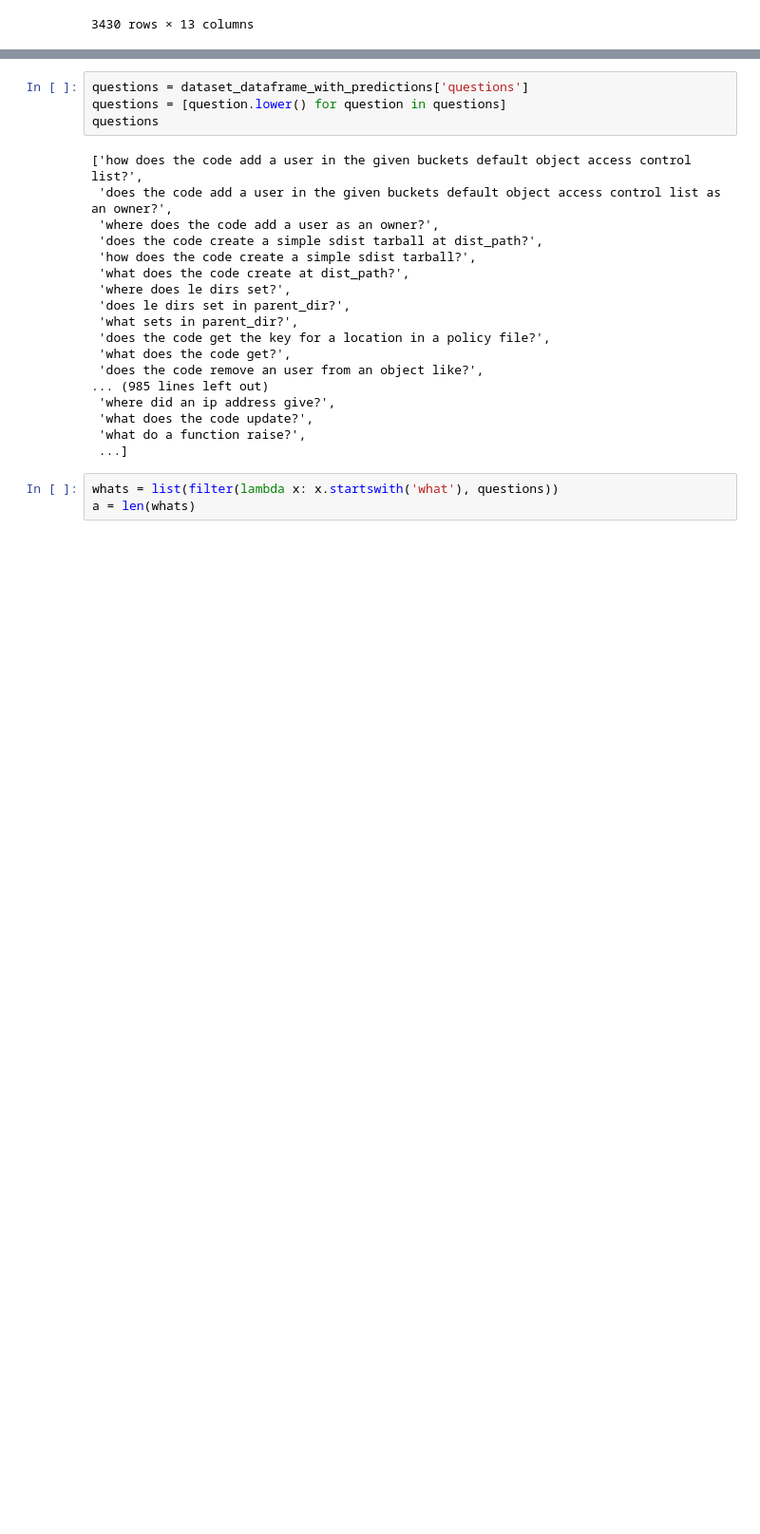
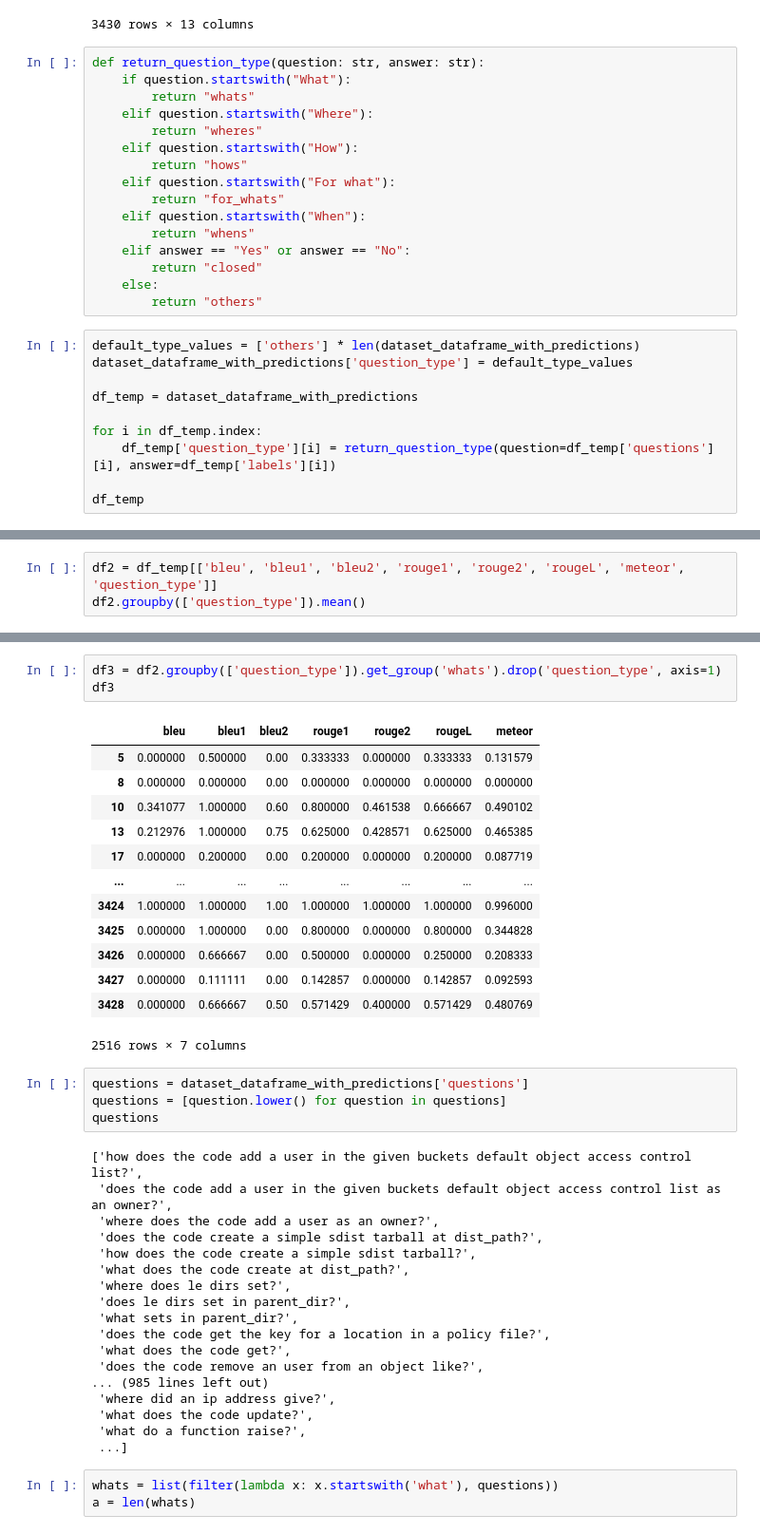
Before and after one commit to arsemi337/question-answering, a Jupyter notebook: generative-qa/notebooks/python/python_bart-uncased_1.ipynb, the cells around one changed output, grey strips where cells are left out. Shown at 95% size. Saved outputs shown, nothing was run; the diff lists cells and outputs as text; blank space fills up the shorter version.

```diff
--- a/generative-qa/notebooks/python/python_bart-uncased_1.ipynb
+++ b/generative-qa/notebooks/python/python_bart-uncased_1.ipynb
@@ -618,3 +618,29 @@ dataset_dataframe_with_predictions
 | 3428 | 3428 | 3428 | What does the code perform? | def lookupNameservers name timeou... | an ns record lookup | a record lookup | 0.0 | 0.666667 | 0.5 | 0.571429 | ... |
 | 3429 | 3429 | 3429 | Does applying the filter twice ch... | def test_idempotent dirty u'<span... | No | No | 0.0 | 1.000000 | 0.0 | 1.000000 | ... |
 3430 rows × 13 columns
+# %%
+def return_question_type(question: str, answer: str):
+    if question.startswith("What"):
+        return "whats"
+    elif question.startswith("Where"):
+        return "wheres"
+    elif question.startswith("How"):
+        return "hows"
+    elif question.startswith("For what"):
+        return "for_whats"
+    elif question.startswith("When"):
+        return "whens"
+    elif answer == "Yes" or answer == "No":
+        return "closed"
+    else:
+        return "others"
+# %%
+default_type_values = ['others'] * len(dataset_dataframe_with_predictions)
+dataset_dataframe_with_predictions['question_type'] = default_type_values
+
+df_temp = dataset_dataframe_with_predictions
+
+for i in df_temp.index:
+    df_temp['question_type'][i] = return_question_type(question=df_temp['questions'][i], answer=df_temp['labels'][i])
+
+df_temp
@@ -620,0 +678,3 @@ dataset_dataframe_with_predictions
+# %%
+df2 = df_temp[['bleu', 'bleu1', 'bleu2', 'rouge1', 'rouge2', 'rougeL', 'meteor', 'question_type']]
+df2.groupby(['question_type']).mean()
@@ -621,3 +691,20 @@ dataset_dataframe_with_predictions
+# %%
+df3 = df2.groupby(['question_type']).get_group('whats').drop('question_type', axis=1)
+df3
+# %% [output]
+|  | bleu | bleu1 | bleu2 | rouge1 | rouge2 | rougeL | meteor |
+| 5 | 0.000000 | 0.500000 | 0.00 | 0.333333 | 0.000000 | 0.333333 | 0.131579 |
+| 8 | 0.000000 | 0.000000 | 0.00 | 0.000000 | 0.000000 | 0.000000 | 0.000000 |
+| 10 | 0.341077 | 1.000000 | 0.60 | 0.800000 | 0.461538 | 0.666667 | 0.490102 |
+| 13 | 0.212976 | 1.000000 | 0.75 | 0.625000 | 0.428571 | 0.625000 | 0.465385 |
+| 17 | 0.000000 | 0.200000 | 0.00 | 0.200000 | 0.000000 | 0.200000 | 0.087719 |
+| ... | ... | ... | ... | ... | ... | ... | ... |
+| 3424 | 1.000000 | 1.000000 | 1.00 | 1.000000 | 1.000000 | 1.000000 | 0.996000 |
+| 3425 | 0.000000 | 1.000000 | 0.00 | 0.800000 | 0.000000 | 0.800000 | 0.344828 |
+| 3426 | 0.000000 | 0.666667 | 0.00 | 0.500000 | 0.000000 | 0.250000 | 0.208333 |
+| 3427 | 0.000000 | 0.111111 | 0.00 | 0.142857 | 0.000000 | 0.142857 | 0.092593 |
+| 3428 | 0.000000 | 0.666667 | 0.50 | 0.571429 | 0.400000 | 0.571429 | 0.480769 |
+2516 rows × 7 columns
 # %%
 questions = dataset_dataframe_with_predictions['questions']
 questions = [question.lower() for question in questions]
```
Also changed, not shown: parts of 2 cells of this notebook.
